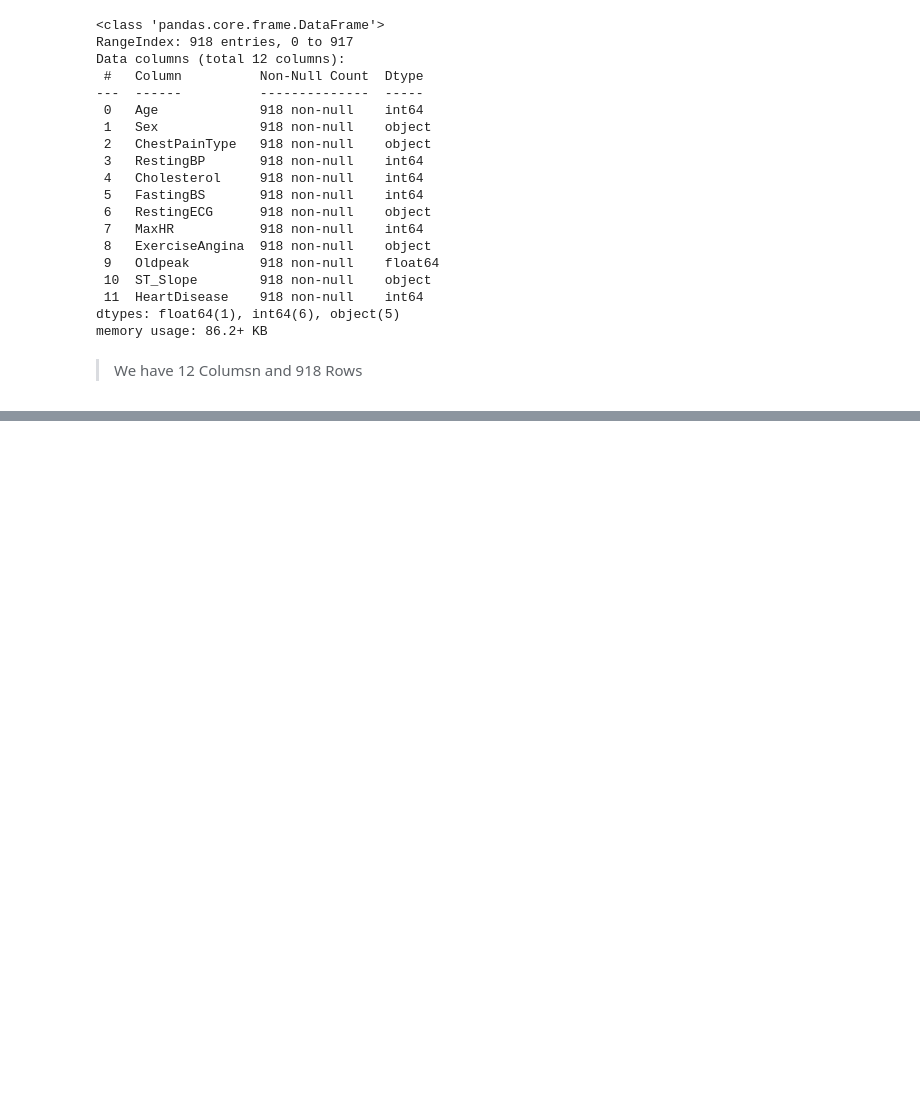
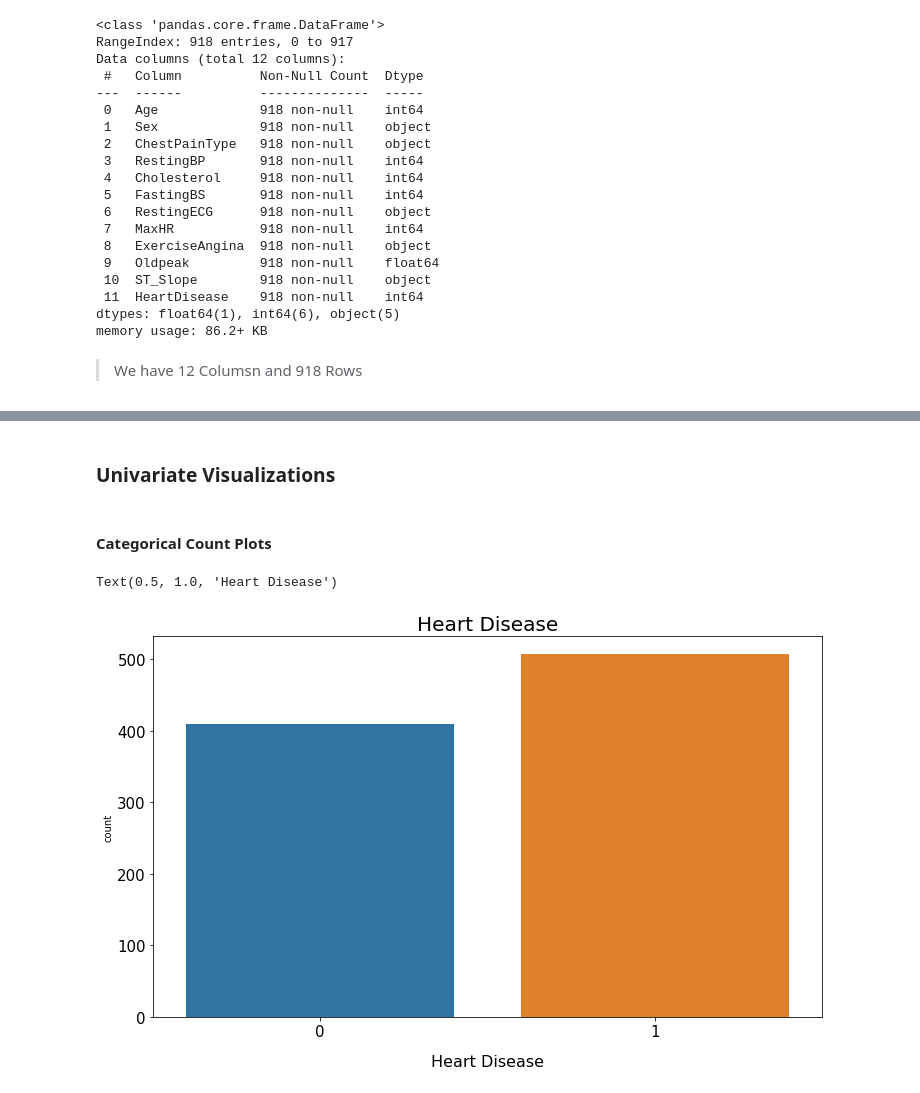
Before and after one commit to rvtovar/Heart_Disease, a Jupyter notebook: Project_Data_Sets.ipynb, the cells around one changed output, grey strips where cells are left out. Saved outputs shown, nothing was run; the diff lists cells and outputs as text; code cells hidden in the pictures; blank space fills up the shorter version.

Commit message:
cleaned data

```diff
--- a/Project_Data_Sets.ipynb
+++ b/Project_Data_Sets.ipynb
@@ -113,0 +153,4 @@ memory usage: 86.2+ KB
+# %%
+heart_df.drop(449, inplace=True)
+
+heart_df.loc[heart_df['RestingBP'] == 0]
@@ -113,0 +178,6 @@ memory usage: 86.2+ KB
+# %%
+heart_df['Cholesterol'] = heart_df['Cholesterol'].replace(0, np.nan)
+
+heart_df.isna().sum()
+
+# 171 will be used in preprocessing and supply the average cholestorol for those mmissing values
@@ -113,0 +198,14 @@ memory usage: 86.2+ KB
+# %% [markdown]
+### Univariate Visualizations
+# %% [markdown]
+#### Categorical Count Plots
+# %%
+ # The Count of heart disease,
+fig, ax = plt.subplots(figsize=(12,7))
+sns.countplot(data=heart_df, ax=ax, x="HeartDisease")
+ax.set_xlabel("Heart Disease", fontsize=16, labelpad=15)
+ax.tick_params(axis = 'both', which = 'major', labelsize = 15)
+ax.set_title("Heart Disease", fontsize='20')
+# %% [output]
+Text(0.5, 1.0, 'Heart Disease')
+[figure, added]
```
Also changed, not shown: parts of 44 cells of this notebook.
